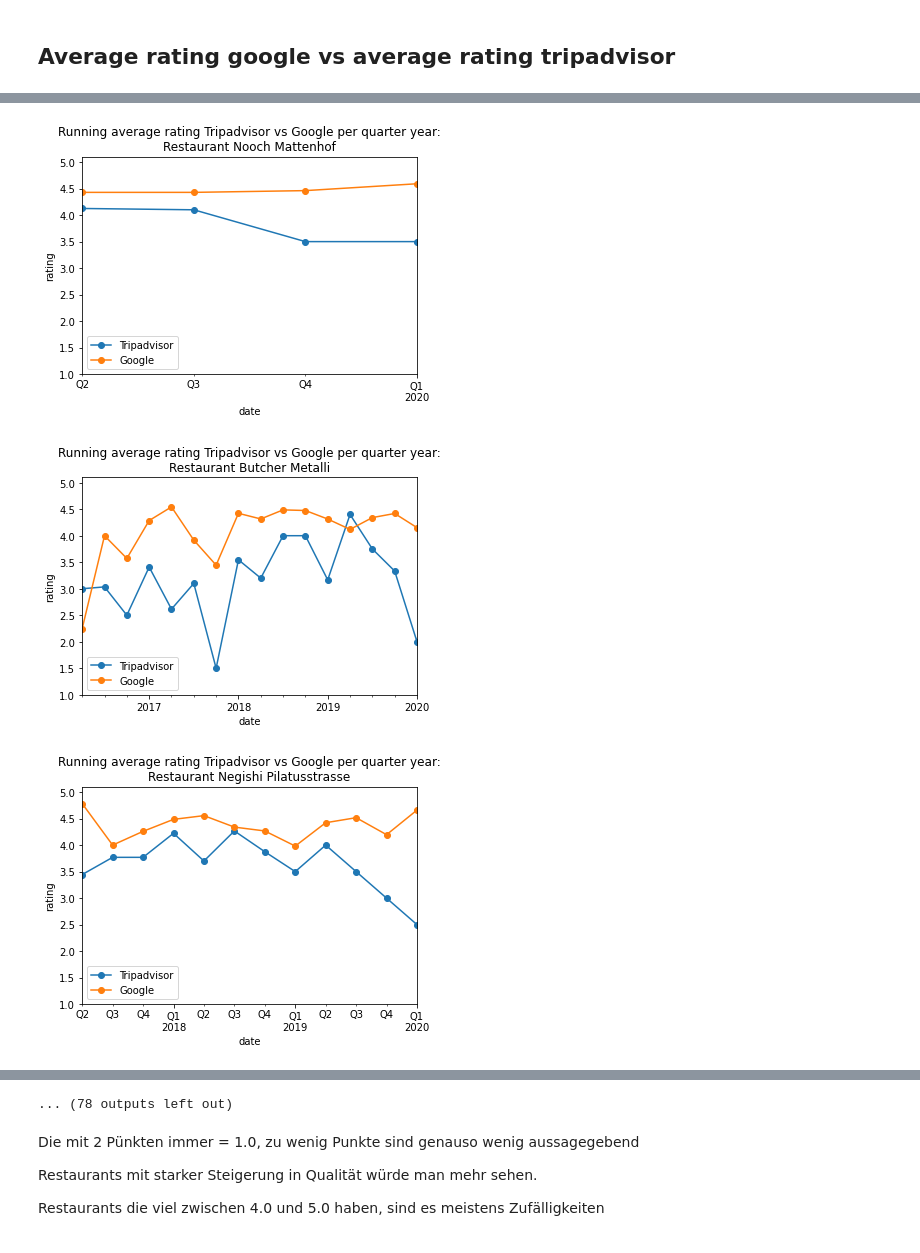
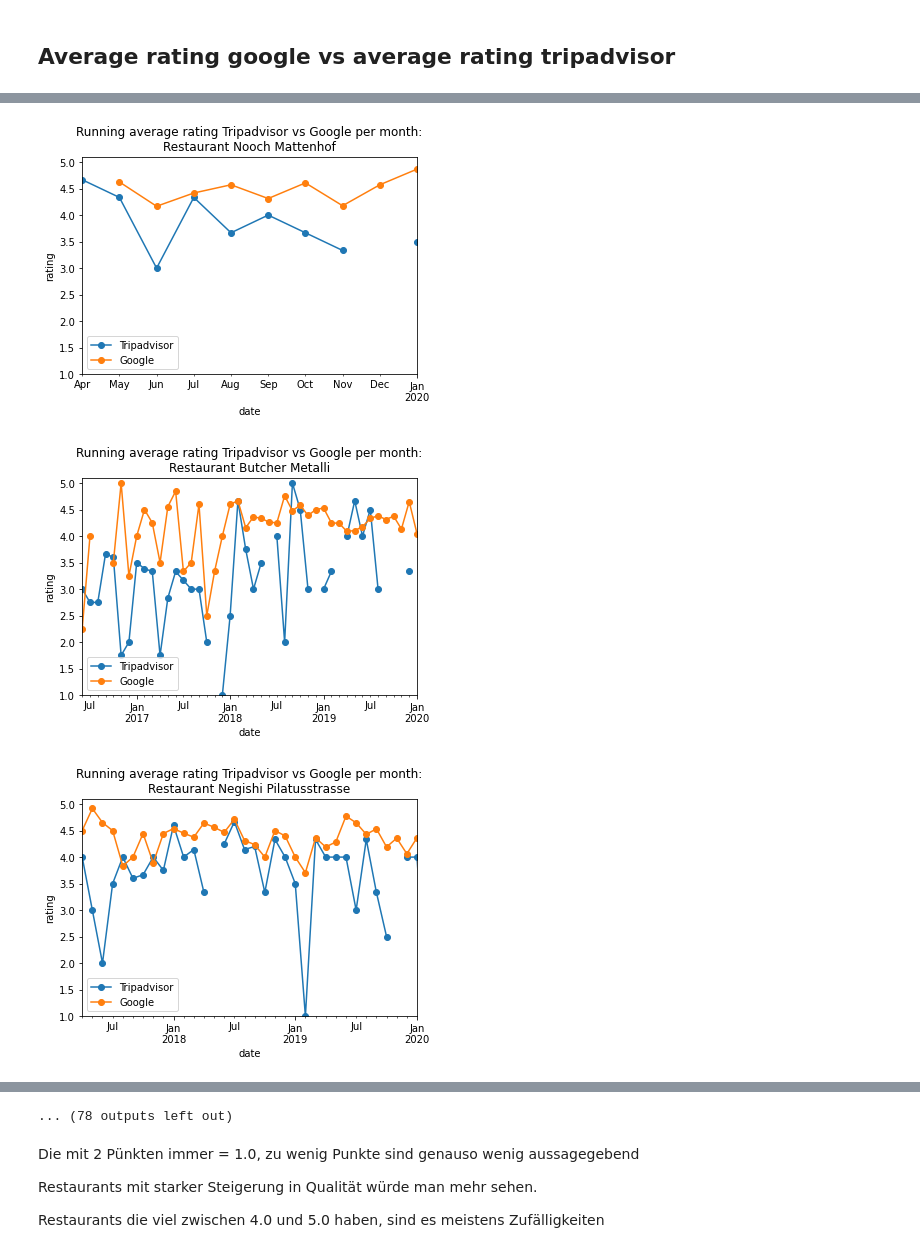
Before and after one commit to fatihsolmaz22/Bachelorarbeit_FS22, a Jupyter notebook: 02_Code/ba_code/ba_code/data_processing_and_analysis/06_correlation_average_rating_google_and_average_rating_tripadvisor.ipynb, the cells around one changed output, grey strips where cells are left out. Cells and saved outputs as stored; diff of their text form; code cells hidden in the pictures.

```diff
--- a/02_Code/ba_code/ba_code/data_processing_and_analysis/06_correlation_average_rating_google_and_average_rating_tripadvisor.ipynb
+++ b/02_Code/ba_code/ba_code/data_processing_and_analysis/06_correlation_average_rating_google_and_average_rating_tripadvisor.ipynb
@@ -13,7 +13,7 @@ dataAnalyzer = DataAnalyzer()
 # %%
 analyzer_option = AnalyzerOption.AVERAGE_RATING_GOOGLE_VS_AVERAGE_RATING_TRIPADVISOR
 review_data_type = None
-time_period = "Q"
+time_period = "m"
 rating_date_offset_in_months = 0
 decompose_option = None
 
@@ -61,3 +61,3 @@ df_pearson_spearman_with_corona = dataAnalyzer.compute_correlation_for_all_resta
-[figure, old version]
+[figure, new version]
-[figure, old version]
+[figure, new version]
-[figure, old version]
+[figure, new version]
```
Also changed, not shown: parts of 1 cell of this notebook, 29 other files.
